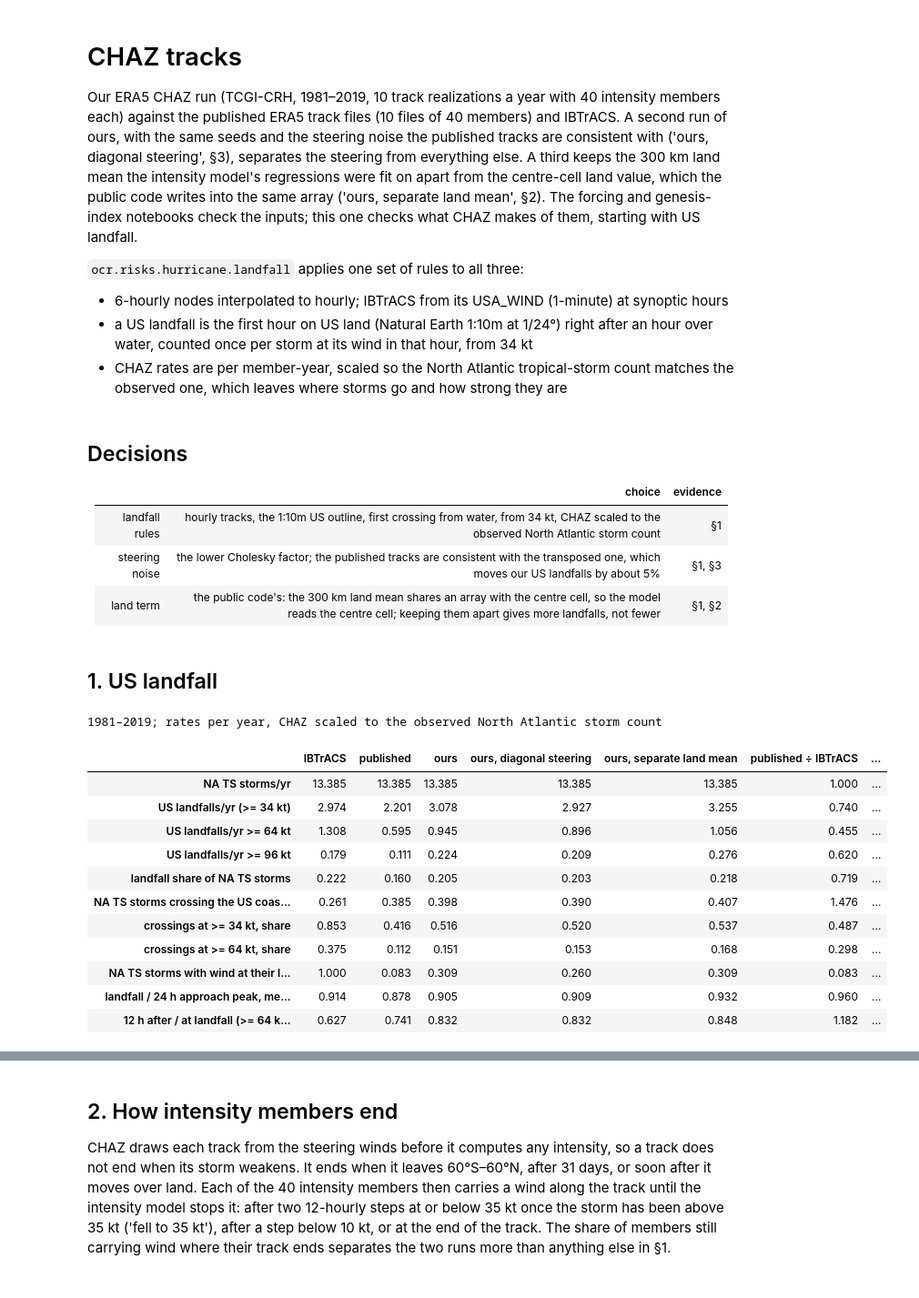
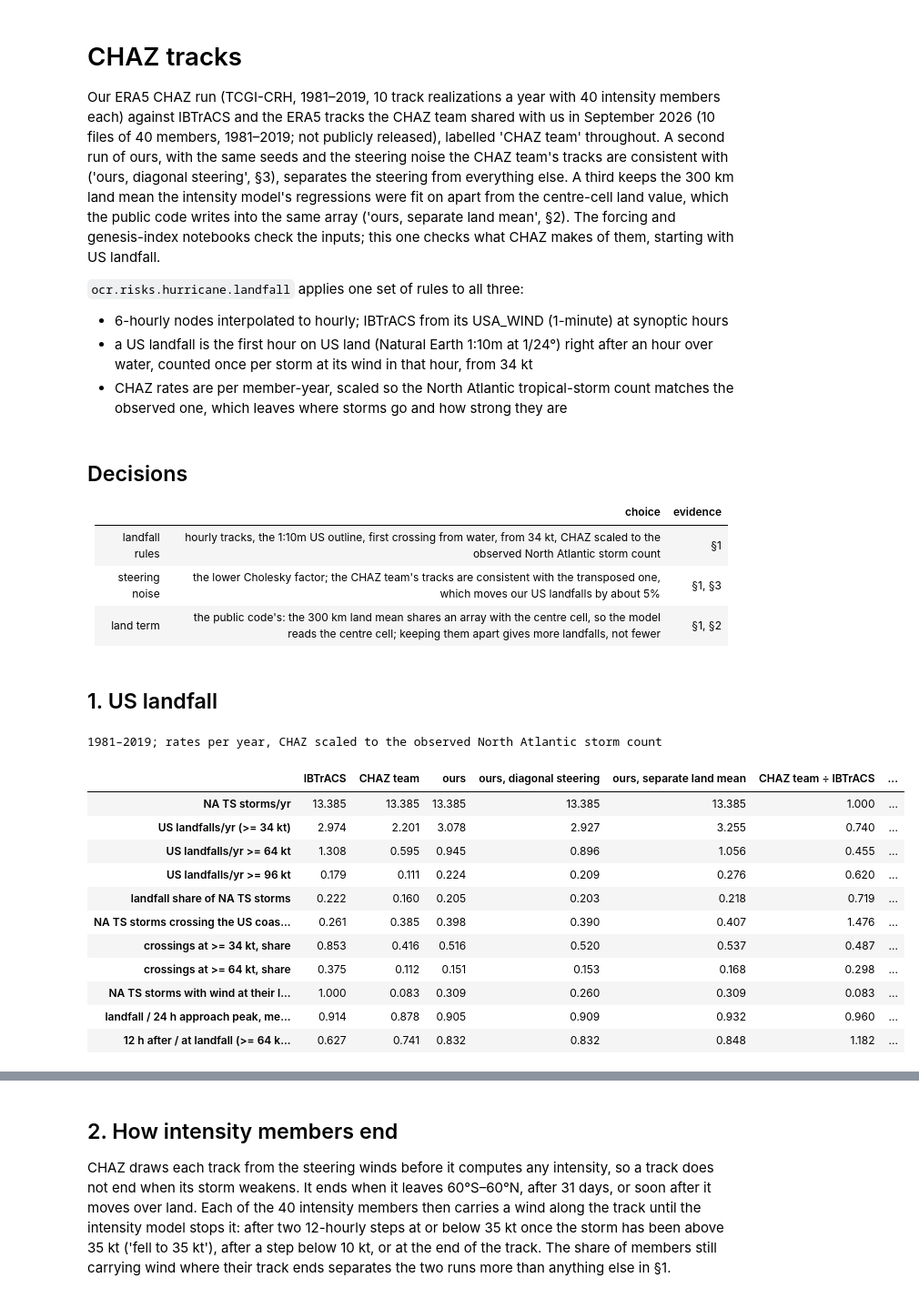
Before and after one commit to carbonplan/ocr-multi-hazard, a Jupyter notebook: docs/methods/hurricane-risk/tracks.ipynb, the cells around one changed output, grey strips where cells are left out. Shown at 91% size. Cells and saved outputs as stored; diff of their text form; code cells hidden in the pictures.

```diff
--- a/docs/methods/hurricane-risk/tracks.ipynb
+++ b/docs/methods/hurricane-risk/tracks.ipynb
@@ -2,8 +2,9 @@
 # CHAZ tracks
 
 Our ERA5 CHAZ run (TCGI-CRH, 1981–2019, 10 track realizations a year with 40 intensity members
-each) against the published ERA5 track files (10 files of 40 members) and IBTrACS. A second run of
-ours, with the same seeds and the steering noise the published tracks are consistent with
+each) against IBTrACS and the ERA5 tracks the CHAZ team shared with us in September 2026 (10 files of
+40 members, 1981–2019; not publicly released), labelled 'CHAZ team' throughout. A second run of
+ours, with the same seeds and the steering noise the CHAZ team's tracks are consistent with
 ('ours, diagonal steering', §3), separates the steering from everything else. A third keeps the
 300 km land mean the intensity model's regressions were fit on apart from the centre-cell land
 value, which the public code writes into the same array ('ours, separate land mean', §2). The forcing and
@@ -23,7 +24,7 @@ US landfall.
 | | choice | evidence |
 | --- | --- | --- |
 | landfall rules | hourly tracks, the 1:10m US outline, first crossing from water, from 34 kt, CHAZ scaled to the observed North Atlantic storm count | §1 |
-| steering noise | the lower Cholesky factor; the published tracks are consistent with the transposed one, which moves our US landfalls by about 5% | §1, §3 |
+| steering noise | the lower Cholesky factor; the CHAZ team's tracks are consistent with the transposed one, which moves our US landfalls by about 5% | §1, §3 |
 | land term | the public code's: the 300 km land mean shares an array with the centre cell, so the model reads the centre cell; keeping them apart gives more landfalls, not fewer | §1, §2 |
 # %%
 import matplotlib.pyplot as plt
@@ -42,7 +43,7 @@ SETS = {
 }
 COLORS = {
     'IBTrACS': OBS,
-    'published': THEIRS,
+    'CHAZ team': THEIRS,
     'ours': OURS,
     'ours, diagonal steering': DIAG,
     'ours, separate land mean': LAND,
@@ -62,12 +63,12 @@ def scaled_column(summary, prefix):
 
 scaled = {
     'IBTrACS': summaries['ours']['IBTrACS'],
-    'published': scaled_column(summaries['ours'], 'published'),
+    'CHAZ team': scaled_column(summaries['ours'], 'published'),
     **{name: scaled_column(summary, 'ours') for name, summary in summaries.items()},
 }
 rows = {
     'IBTrACS': pd.read_parquet(store.path(f'{landfall.OUT}/rows_ibtracs.parquet')),
-    'published': pd.read_parquet(store.path(f'{landfall.OUT}/rows_published.parquet')),
+    'CHAZ team': pd.read_parquet(store.path(f'{landfall.OUT}/rows_published.parquet')),
     **{
         name: pd.read_parquet(store.path(f'{landfall.OUT}/rows_ours_{run}.parquet'))
         for name, run in SETS.items()
@@ -78,29 +79,29 @@ rows = {
 # %%
 keep = [
     'NA TS storms/yr',
     'US landfalls/yr (>= 34 kt)',
     'US landfalls/yr >= 64 kt',
     'US landfalls/yr >= 96 kt',
     'landfall share of NA TS storms',
     'NA TS storms crossing the US coast, share',
     'crossings at >= 34 kt, share',
     'crossings at >= 64 kt, share',
     'NA TS storms with wind at their last track node, share',
     'landfall / 24 h approach peak, median',
     '12 h after / at landfall (>= 64 kt), median',
 ]
 t = pd.DataFrame(scaled).loc[keep]
-t['published ÷ IBTrACS'] = t['published'] / t['IBTrACS']
+t['CHAZ team ÷ IBTrACS'] = t['CHAZ team'] / t['IBTrACS']
 t['ours ÷ IBTrACS'] = t['ours'] / t['IBTrACS']
-t['ours ÷ published'] = t['ours'] / t['published']
+t['ours ÷ CHAZ team'] = t['ours'] / t['CHAZ team']
 t['diagonal ÷ ours'] = t['ours, diagonal steering'] / t['ours']
 t['land mean ÷ ours'] = t['ours, separate land mean'] / t['ours']
 t.style.format('{:.3f}').set_caption(
     '1981–2019; rates per year, CHAZ scaled to the observed North Atlantic storm count'
 )
 # %% [output]
 1981–2019; rates per year, CHAZ scaled to the observed North Atlantic storm count
-|  | IBTrACS | published | ours | ours, diagonal steering | ours, separate land mean | published ÷ IBTrACS | ... |
+|  | IBTrACS | CHAZ team | ours | ours, diagonal steering | ours, separate land mean | CHAZ team ÷ IBTrACS | ... |
 | NA TS storms/yr | 13.385 | 13.385 | 13.385 | 13.385 | 13.385 | 1.000 | ... |
 | US landfalls/yr (>= 34 kt) | 2.974 | 2.201 | 3.078 | 2.927 | 3.255 | 0.740 | ... |
 | US landfalls/yr >= 64 kt | 1.308 | 0.595 | 0.945 | 0.896 | 1.056 | 0.455 | ... |
```
Also changed, not shown: parts of 16 cells of this notebook, 2 other files.
